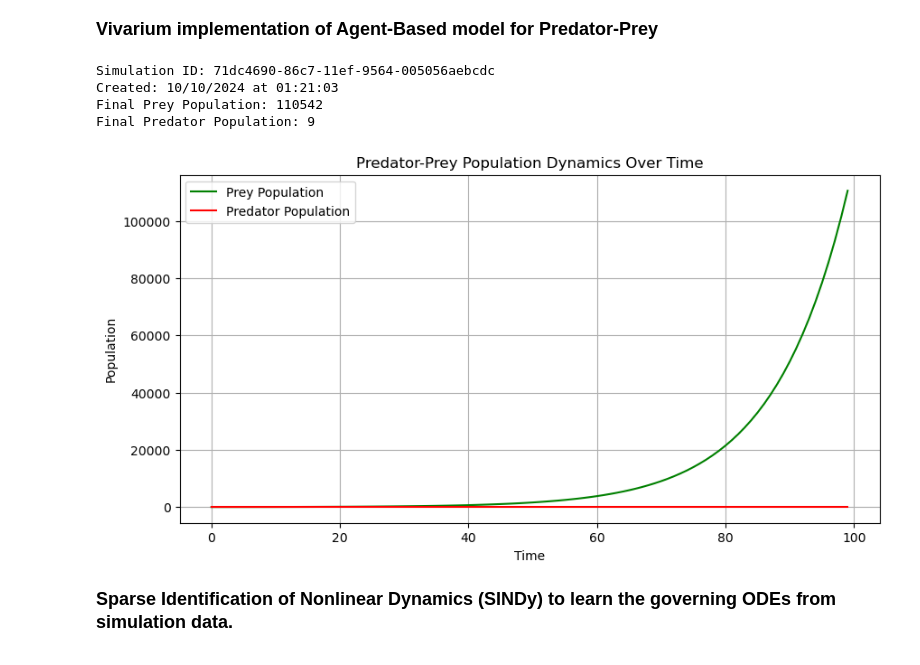
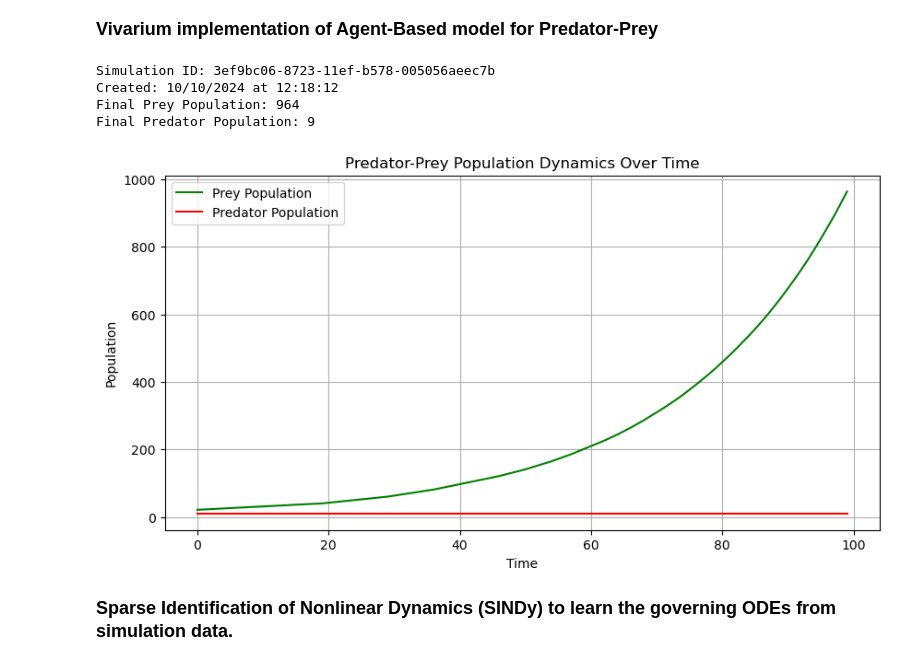
Before and after one commit to habiblatifi/Vivarium, a Jupyter notebook: Agent_Based_Pred_Prey.ipynb, the cells around one changed output. Cells and saved outputs as stored; diff of their text form; code cells hidden in the pictures.

```diff
--- a/Agent_Based_Pred_Prey.ipynb
+++ b/Agent_Based_Pred_Prey.ipynb
@@ -43,7 +43,7 @@ class Rabbit(Agent):
                     self.energy /= 2  # Split energy with new rabbit
 
 class Wolf(Agent):
-    """An agent representing a wolf that can move, hunt rabbits, and potentially starve."""
+    """An agent representing a wolf that can move, hunt rabbits, & potentially starve."""
     def __init__(self, unique_id, model):
         super().__init__(unique_id, model)
         self.energy = random.uniform(1, 5)
@@ -76,7 +76,7 @@ class Wolf(Agent):
                     self.model.grid.remove_agent(self)
 
 class PredatorPreyModel(Model):
-    """A model simulating interaction between rabbits and wolves with spatial dynamics."""
+    """A model simulating interaction between rabbits & wolves with spatial dynamics."""
     def __init__(self, N_rabbits, N_wolves, width, height):
         super().__init__()
         self.grid = MultiGrid(width, height, True)
@@ -124,7 +124,7 @@ model = PredatorPreyModel(20, 10, 10, 10)
 rabbit_counts = []
 wolf_counts = []
 
-for i in range(100):
+for i in range(60):
     model.step()
     rabbit_counts.append(sum(isinstance(agent, Rabbit) for agent in model.schedule.agents))
     wolf_counts.append(sum(isinstance(agent, Wolf) for agent in model.schedule.agents))
@@ -198,7 +198,7 @@ class PredatorPrey(Process):
     def __init__(self, parameters=None):
         super().__init__(parameters)
 
-    # ports and their schema (structure of data)
+    # ports & their schema (structure of data)
     def ports_schema(self):
         return {
             'agents': {
@@ -218,13 +218,20 @@ class PredatorPrey(Process):
         prey = states['agents']['prey']
         predators = states['agents']['predators']
 
-        # Prey reproduction and natural death
-        prey_birth_rate = 0.1
+        # Prey reproduction & natural death
+#         prey_birth_rate = 0.1
+#         prey_death_rate = 0.01
+
+        prey_birth_rate = 0.05  #
         prey_death_rate = 0.01
 
+
         # Predators consume prey
-        predation_rate = 0.02
-        predator_reproduction_rate = 0.01
+#         predation_rate = 0.02
+#         predator_reproduction_rate = 0.01
+#         predator_death_rate = 0.1
+        predation_rate = 0.05
+        predator_reproduction_rate = 0.02
         predator_death_rate = 0.1
 
         # Prey dynamics
@@ -255,11 +262,16 @@ class PredatorPrey(Process):
 class PredatorPreyModel(Composer):
     defaults = {
         'predator_prey': {
-            'prey_birth_rate': 0.1,
+            'prey_birth_rate': 0.05,
             'prey_death_rate': 0.01,
-            'predation_rate': 0.02,
+            'predation_rate': 0.05,
             'predator_death_rate': 0.1,
-            'predator_reproduction_rate': 0.01,
+            'predator_reproduction_rate': 0.02,
+#             'prey_birth_rate': 0.1,
+#             'prey_death_rate': 0.01,
+#             'predation_rate': 0.02,
+#             'predator_death_rate': 0.1,
+#             'predator_reproduction_rate': 0.01,
         }
     }
 
@@ -285,7 +297,7 @@ def suppress_stdout():
         finally:
             sys.stdout = old_stdout
 
-# Instantiate and run simulation
+# Instantiate & run simulation
 if __name__ == '__main__':
     predator_prey_model = PredatorPreyModel({})
 
@@ -301,48 +313,49 @@ if __name__ == '__main__':
 
     # time step for simulation
     time_step = 0.05  # Adjust this value for different step sizes
+    total_time = 100
 
     # Suppress Vivarium output when running engine
     with suppress_stdout():
-        for i in range(100):
+        for i in range(total_time):
             engine.update(time_step)  # use time_step in update function
 
             try:
-                # access 'agents' state corectly, and retrieve actual data
+                # access 'agents' state corectly, & retrieve actual data
                 agents = engine.state.get_path(('agents',))
                 prey = agents['prey'].get_value()  # get actual value from Store
                 predators = agents['predators'].get_value()  # get actual value from Store
 
                 prey_population.append(prey)
                 predator_population.append(predators)
             except Exception as e:
                 print(f"Error at time step {i}: {e}")
                 break
 
     # finall populations
     if prey_population and predator_population:
         print(f"Final Prey Population: {prey_population[-1]}")
         print(f"Final Predator Population: {predator_population[-1]}")
 
 
         # Create time steps array
 time = list(range(len(prey_population)))
 
 # Plot Prey & Predator population over time
 plt.figure(figsize=(10, 5))
 plt.plot(time, prey_population, label='Prey Population', color='green')
 plt.plot(time, predator_population, label='Predator Population', color='red')
 plt.xlabel('Time')
 plt.ylabel('Population')
 plt.title('Predator-Prey Population Dynamics Over Time')
 plt.legend()
 plt.grid(True)
 plt.show()
 # %% [output]
-Simulation ID: 71dc4690-86c7-11ef-9564-005056aebcdc
-Created: 10/10/2024 at 01:21:03
-Final Prey Population: 110542
+Simulation ID: 3ef9bc06-8723-11ef-b578-005056aeec7b
+Created: 10/10/2024 at 12:18:12
+Final Prey Population: 964
 Final Predator Population: 9
-[figure, old version]
+[figure, new version]
 # %% [markdown]
 <span style="font-size:18px; font-weight:bold">Sparse Identification of Nonlinear Dynamics (SINDy) to learn the governing ODEs from simulation data.</span>
```
Also changed, not shown: parts of 7 cells of this notebook.
